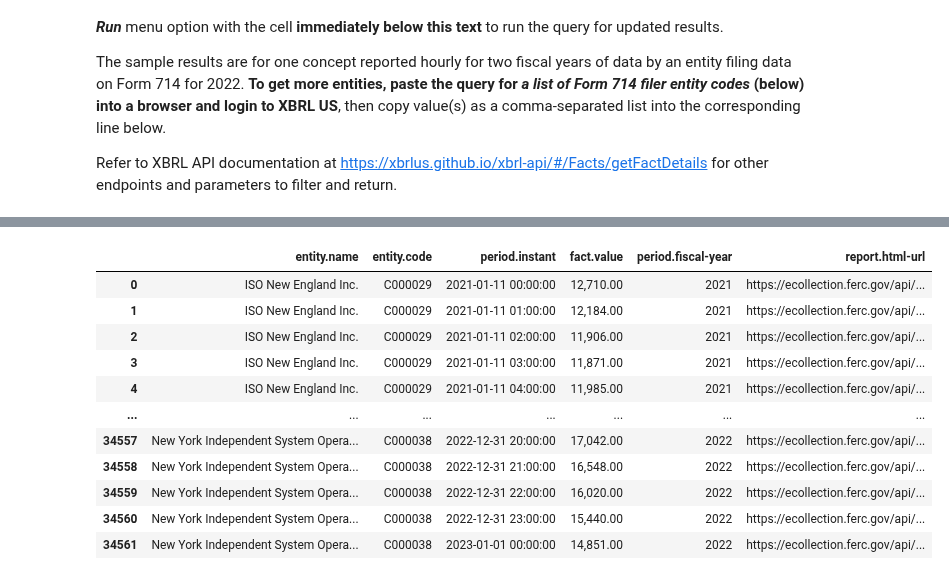
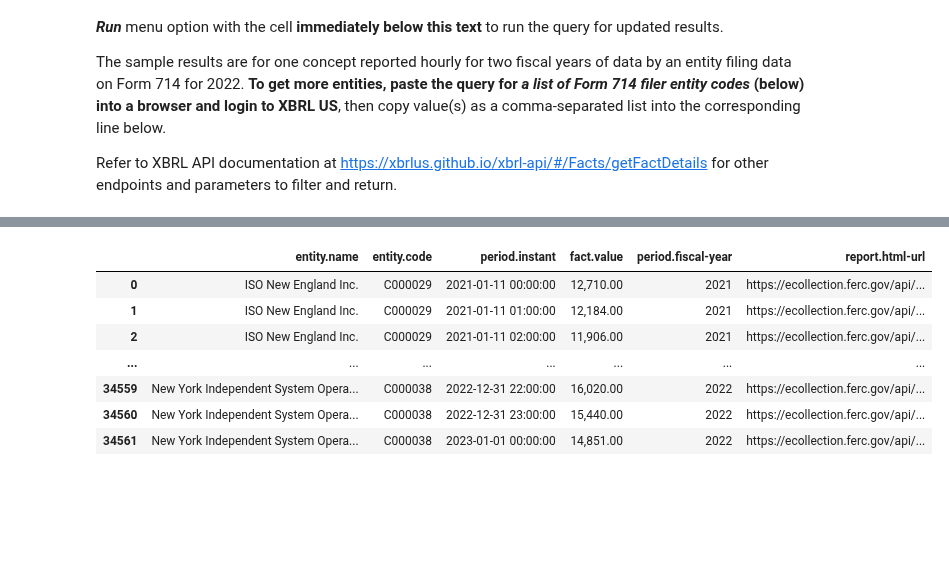
Before and after one commit to xbrlus/xbrl-api-ipynb, a Jupyter notebook: xbrl_us_api_ferc_mw_by_hour.ipynb, the cells around one changed output, grey strips where cells are left out. Drawn from its saved outputs; the diff is of its cells as text; code cells hidden in the pictures; blank space fills up the shorter version.

```diff
--- a/xbrl_us_api_ferc_mw_by_hour.ipynb
+++ b/xbrl_us_api_ferc_mw_by_hour.ipynb
@@ -176,7 +176,7 @@ if not 'error' in res_json:
 
     # the format truncates the HTML display of numerical values to two decimals; .csv data is unaffected
     pd.options.display.float_format = '{:,.2f}'.format
-    display(HTML(df.to_html(max_rows=10)))
+    display(HTML(df.to_html(max_rows=6)))
 
     # set period.instant as datetimeindex for resampling
     df['period.instant'] = pd.to_datetime(df['period.instant'], format='%Y-%m-%d %H:%M:%S')
@@ -196,13 +196,9 @@ At Fri Dec  1 14:18:06 2023, the query finished with   34562   rows returned in
 https://api.xbrl.us/api/v1/fact/search?report.document-type=714&concept.local-name=PlanningAreaHourlyDemandMegawatts&entity.code=C000038,C000029&period.fiscal-year=2021,2022&fact.ultimus=TRUE&fields=e ...
 |  | entity.name | entity.code | period.instant | fact.value | period.fiscal-year | report.html-url |
 | 0 | ISO New England Inc. | C000029 | 2021-01-11 00:00:00 | 12,710.00 | 2021 | https://ecollection.ferc.gov/api/... |
 | 1 | ISO New England Inc. | C000029 | 2021-01-11 01:00:00 | 12,184.00 | 2021 | https://ecollection.ferc.gov/api/... |
 | 2 | ISO New England Inc. | C000029 | 2021-01-11 02:00:00 | 11,906.00 | 2021 | https://ecollection.ferc.gov/api/... |
-| 3 | ISO New England Inc. | C000029 | 2021-01-11 03:00:00 | 11,871.00 | 2021 | https://ecollection.ferc.gov/api/... |
-| 4 | ISO New England Inc. | C000029 | 2021-01-11 04:00:00 | 11,985.00 | 2021 | https://ecollection.ferc.gov/api/... |
 | ... | ... | ... | ... | ... | ... | ... |
-| 34557 | New York Independent System Opera... | C000038 | 2022-12-31 20:00:00 | 17,042.00 | 2022 | https://ecollection.ferc.gov/api/... |
-| 34558 | New York Independent System Opera... | C000038 | 2022-12-31 21:00:00 | 16,548.00 | 2022 | https://ecollection.ferc.gov/api/... |
 | 34559 | New York Independent System Opera... | C000038 | 2022-12-31 22:00:00 | 16,020.00 | 2022 | https://ecollection.ferc.gov/api/... |
 | 34560 | New York Independent System Opera... | C000038 | 2022-12-31 23:00:00 | 15,440.00 | 2022 | https://ecollection.ferc.gov/api/... |
 | 34561 | New York Independent System Opera... | C000038 | 2023-01-01 00:00:00 | 14,851.00 | 2022 | https://ecollection.ferc.gov/api/... |
```
Also changed, not shown: parts of 3 cells of this notebook.
